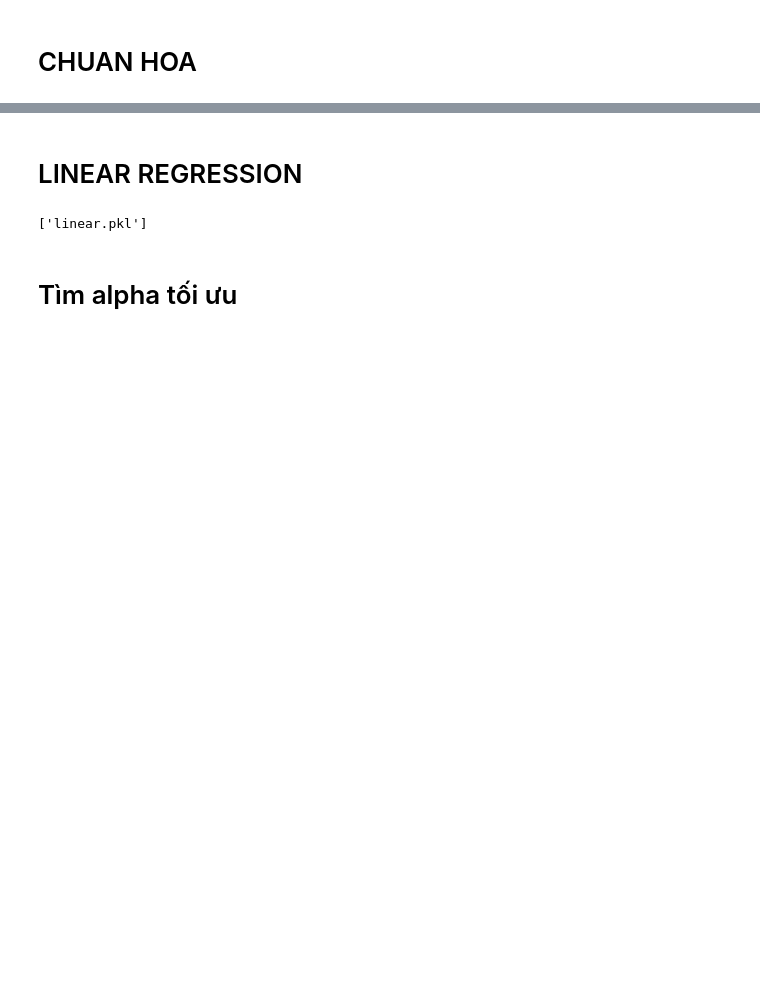
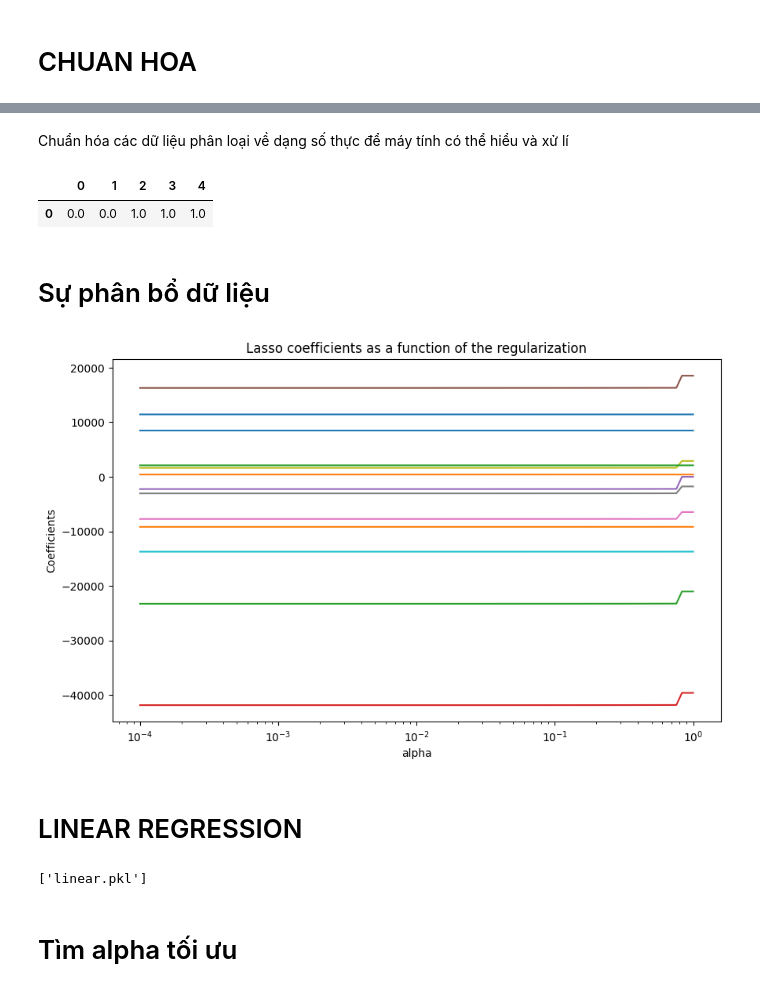
Before and after one commit to TienNguyenTLU/Machine_, a Jupyter notebook: ml.ipynb, the cells around one changed output, grey strips where cells are left out. Cells and saved outputs as stored; diff of their text form; code cells hidden in the pictures; blank space fills up the shorter version.

```diff
--- a/ml.ipynb
+++ b/ml.ipynb
@@ -60,12 +61,2 @@ X.head(20)
 # %% [markdown]
 # CHUAN HOA
-# %%
-from sklearn.preprocessing import OrdinalEncoder
-EncoderEdu = OrdinalEncoder(categories=[['High School', 'PhD','Bachelor', 'Master']])
-EncoderLoc = OrdinalEncoder(categories=[['Urban','Suburban', 'Rural']])
-EncoderJob = OrdinalEncoder(categories=[['Analyst','Director','Manager','Engineer']])
-X['Education']= EncoderEdu.fit_transform(X[['Education']])
-X['Location'] = EncoderLoc.fit_transform(X[['Location']])
-X['Job_Title'] = EncoderJob.fit_transform(X[['Job_Title']])
-X_train, X_test, y_train, y_test = train_test_split(X, y, test_size=0.2, random_state=42)
-X.head(20)
@@ -105,3 +63,50 @@ See the caveats in the documentation: https://pandas.pydata.org/pandas-docs/stab
+# %% [markdown]
+Chuẩn hóa các dữ liệu phân loại về dạng số thực để máy tính có thể hiểu và xử lí
+# %%
+from sklearn.preprocessing import StandardScaler,OneHotEncoder
+from sklearn.compose import ColumnTransformer
+import pandas as pd
+categorical_features = ['Education', 'Location', 'Job_Title']
+numeric_features = ['Experience', 'Age']
+preprocessor = ColumnTransformer(
+    transformers=[
+        ('num', StandardScaler(), numeric_features),
+        ('cat', OneHotEncoder(), categorical_features)])
+X = preprocessor.fit_transform(X)
+#X_train, X_test, y_train, y_test = train_test_split(X, y, test_size=0.4, random_state=42)
+X_df = pd.DataFrame(X)
+X_df.head(20)
+# %% [output]
+|  | 0 | 1 | 2 | 3 | 4 |
+| 0 | 0.0 | 0.0 | 1.0 | 1.0 | 1.0 |
+# %% [markdown]
+# Sự phân bổ dữ liệu
+# %%
+import numpy as np
+import matplotlib.pyplot as plt
+from sklearn.linear_model import Lasso
+
+# Giả sử bạn đã chuẩn bị X_train, y_train
+
+alphas = np.logspace(-4, 0, 100)
+coefs = []
+
+for alpha in alphas:
+    lasso = Lasso(alpha=alpha)
+    lasso.fit(X_train, y_train)
+    coefs.append(lasso.coef_)
+
+# Vẽ đồ thị các hệ số thay đổi theo alpha
+plt.figure(figsize=(10, 6))
+plt.plot(alphas, coefs)
+plt.xscale('log')
+plt.xlabel('alpha')
+plt.ylabel('Coefficients')
+plt.title('Lasso coefficients as a function of the regularization')
+plt.axis('tight')
+plt.show()
+# %% [output]
+[figure, added]
 # %% [markdown]
 # LINEAR REGRESSION
 # %%
```
Also changed, not shown: parts of 8 cells of this notebook, 6 other files.
